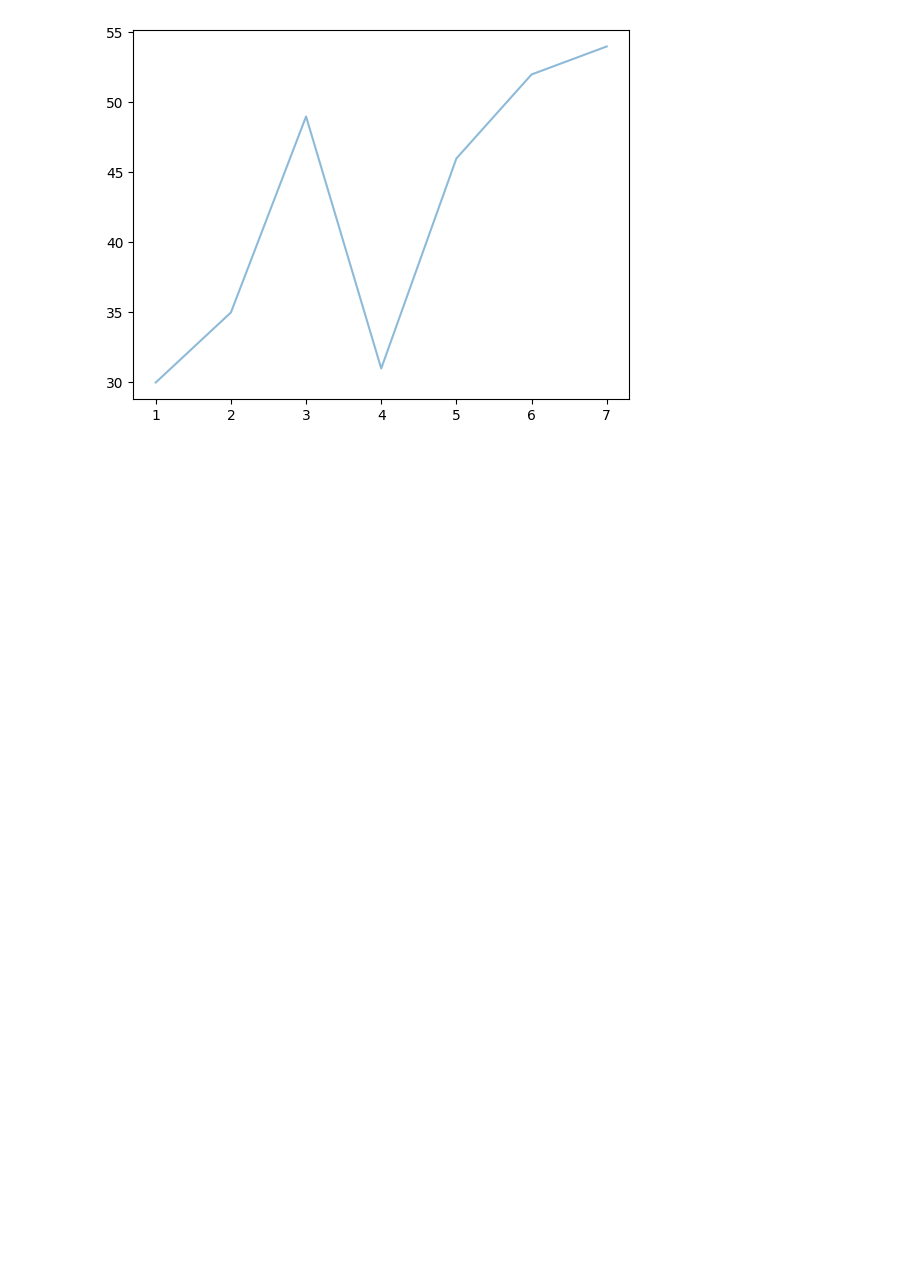
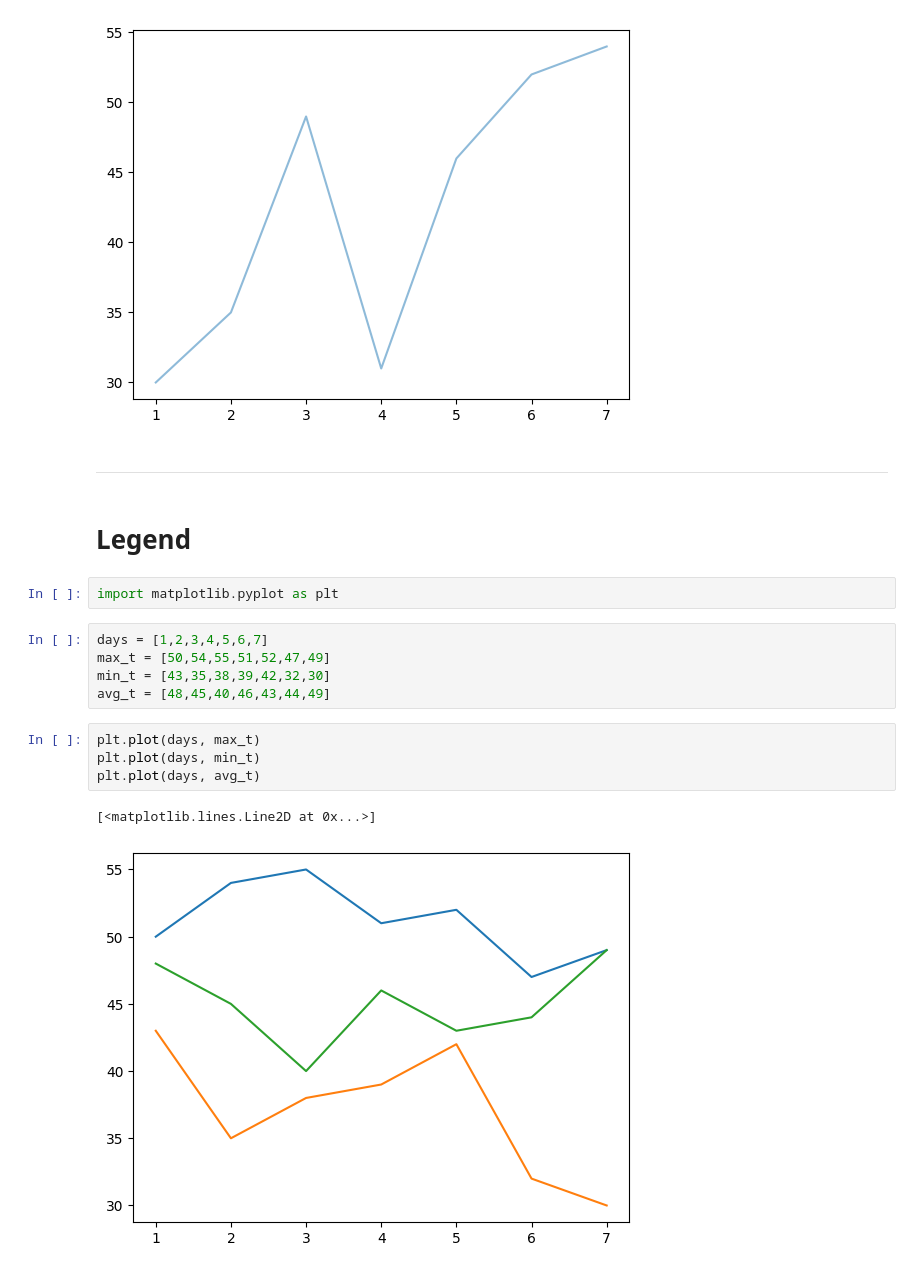
Before and after one commit to developer-anilpatidar/MatPlotLib, a Jupyter notebook: Basic-Plot.ipynb, the cells around one changed output. Cells and saved outputs as stored; diff of their text form; blank space fills up the shorter version.

```diff
--- a/Basic-Plot.ipynb
+++ b/Basic-Plot.ipynb
@@ -59,3 +59,21 @@ plt.plot(x,y, alpha=0.5)
 # %% [output]
 [<matplotlib.lines.Line2D at 0x...>]
 [figure]
+# %% [markdown]
+---
+# %% [markdown]
+# Legend
+# %%
+import matplotlib.pyplot as plt
+# %%
+days = [1,2,3,4,5,6,7]
+max_t = [50,54,55,51,52,47,49]
+min_t = [43,35,38,39,42,32,30]
+avg_t = [48,45,40,46,43,44,49]
+# %%
+plt.plot(days, max_t)
+plt.plot(days, min_t)
+plt.plot(days, avg_t)
+# %% [output]
+[<matplotlib.lines.Line2D at 0x...>]
+[figure, added]
```
Also changed, not shown: parts of 11 cells of this notebook.
